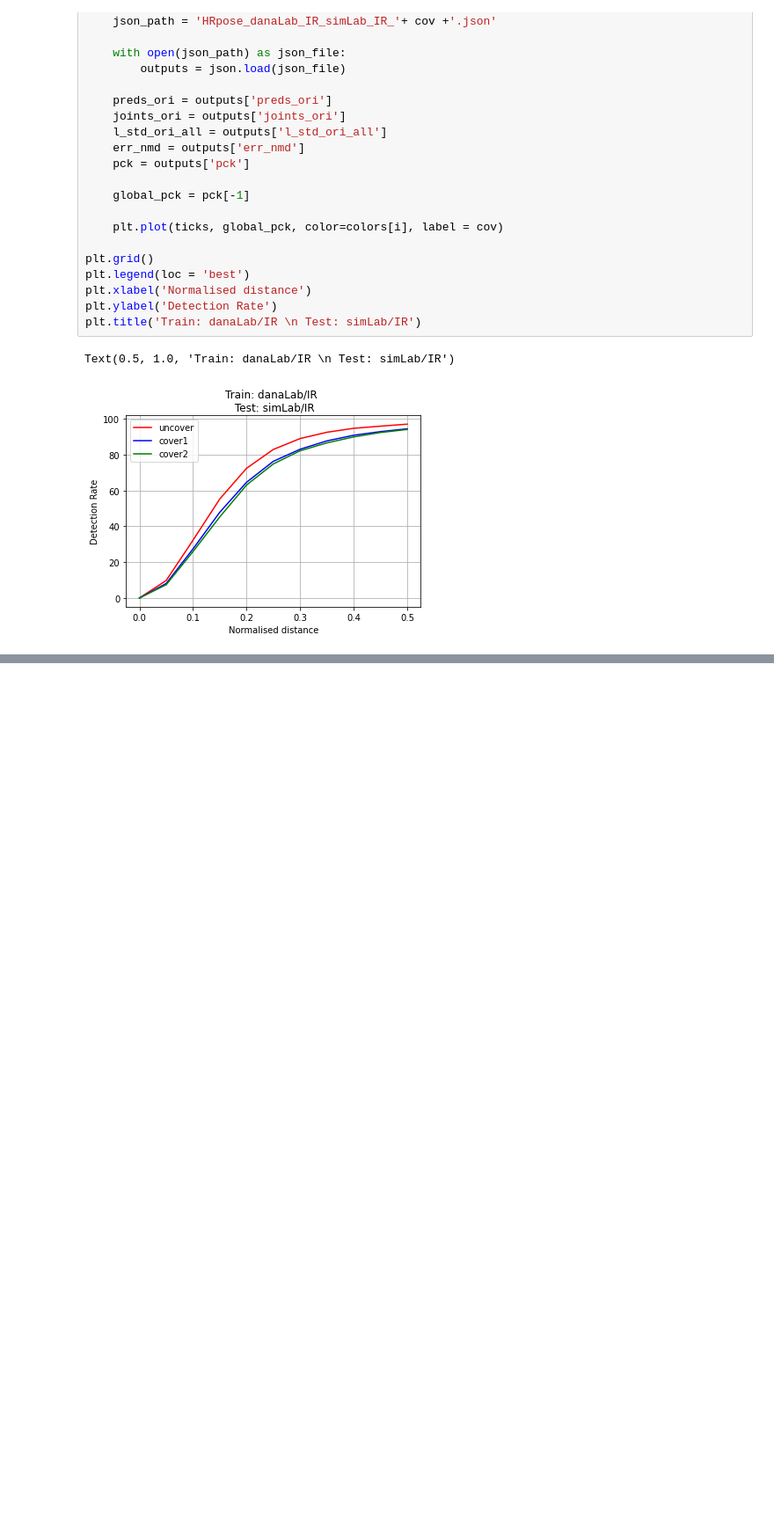
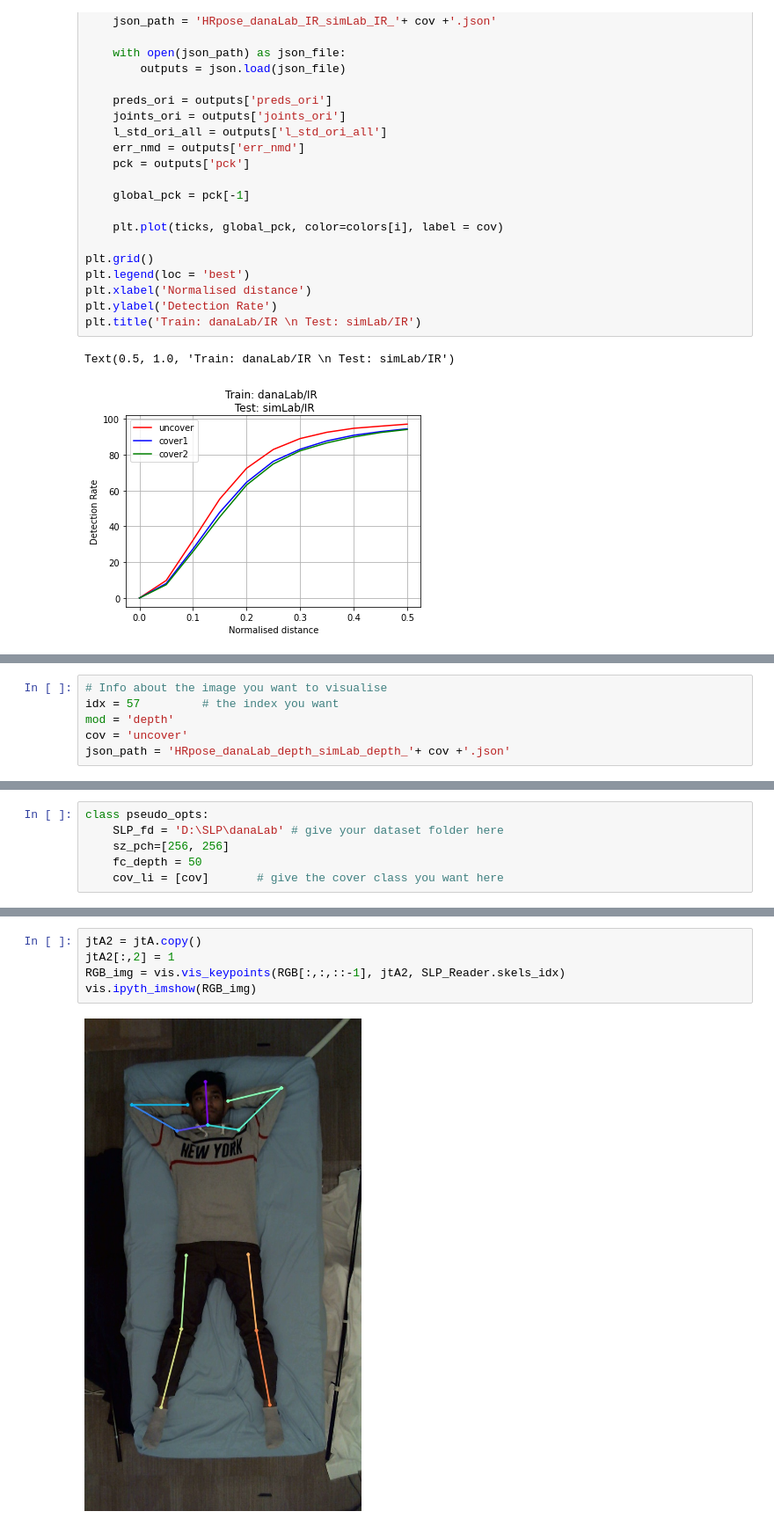
Before and after one commit to olivierdesclaux/SLP-Code, a Jupyter notebook: jsons/jsons-analyser.ipynb, the cells around one changed output, grey strips where cells are left out. Shown at 88% size. Saved outputs shown, nothing was run; the diff lists cells and outputs as text; blank space fills up the shorter version.

```diff
--- a/jsons/jsons-analyser.ipynb
+++ b/jsons/jsons-analyser.ipynb
@@ -188,0 +215,6 @@ for i, cov in enumerate(cov_li):
+# %%
+# Info about the image you want to visualise
+idx = 57         # the index you want
+mod = 'depth'
+cov = 'uncover'
+json_path = 'HRpose_danaLab_depth_simLab_depth_'+ cov +'.json'
@@ -188,0 +233,6 @@ for i, cov in enumerate(cov_li):
+# %%
+class pseudo_opts:
+    SLP_fd = 'D:\SLP\danaLab' # give your dataset folder here
+    sz_pch=[256, 256]
+    fc_depth = 50
+    cov_li = [cov]       # give the cover class you want here
@@ -188,0 +288,7 @@ for i, cov in enumerate(cov_li):
+# %%
+jtA2 = jtA.copy()
+jtA2[:,2] = 1
+RGB_img = vis.vis_keypoints(RGB[:,:,::-1], jtA2, SLP_Reader.skels_idx)
+vis.ipyth_imshow(RGB_img)
+# %% [output]
+[figure, added]
```
Also changed, not shown: parts of 36 cells of this notebook.
